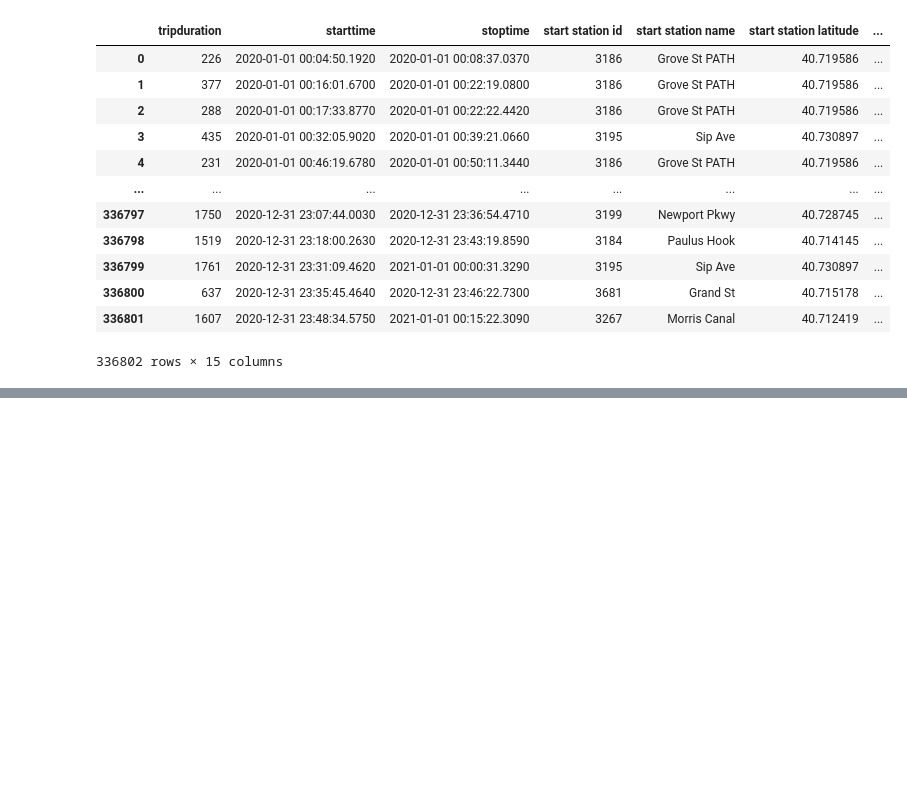
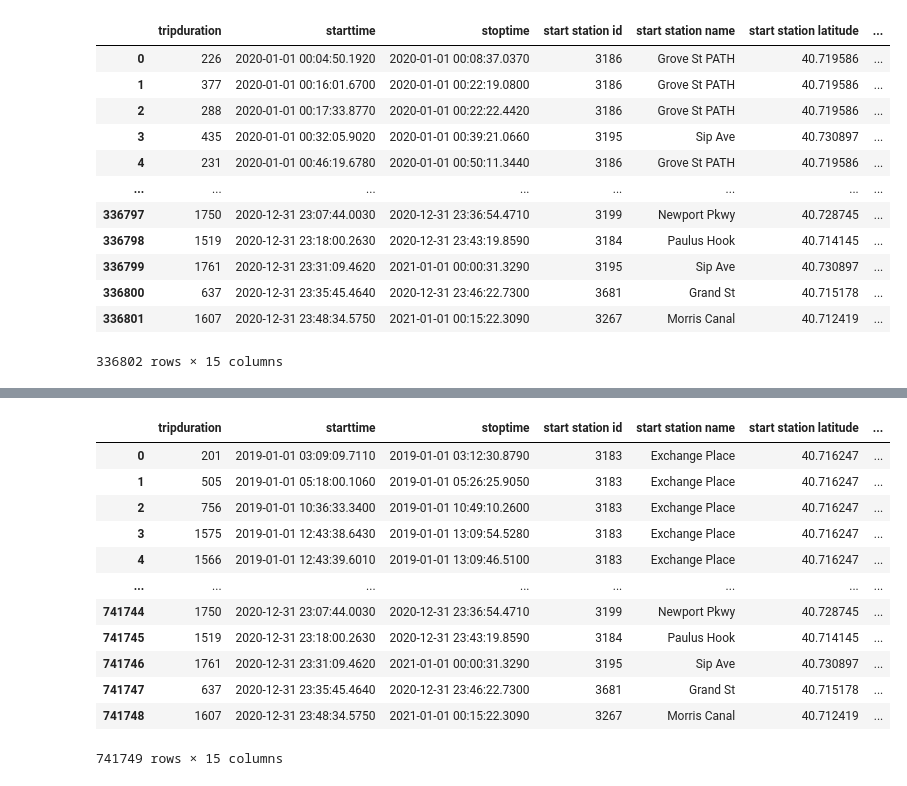
Before and after one commit to J-Schea29/Tableau-Challenge, a Jupyter notebook: Untitled.ipynb, the cells around one changed output, grey strips where cells are left out. Cells and saved outputs as stored; diff of their text form; code cells hidden in the pictures; blank space fills up the shorter version.

```diff
--- a/Untitled.ipynb
+++ b/Untitled.ipynb
@@ -121,0 +135,18 @@ bike_data3.to_csv(output_data_file2, index_label = "Bike ID")
+# %%
+Gender = {0: 'unknown', 1: 'male', 2:'female'}
+bike_data3.gender = [Gender[item] for item in bike_data3.gender]
+bike_data3
+# %% [output]
+|  | tripduration | starttime | stoptime | start station id | start station name | start station latitude | ... |
+| 0 | 201 | 2019-01-01 03:09:09.7110 | 2019-01-01 03:12:30.8790 | 3183 | Exchange Place | 40.716247 | ... |
+| 1 | 505 | 2019-01-01 05:18:00.1060 | 2019-01-01 05:26:25.9050 | 3183 | Exchange Place | 40.716247 | ... |
+| 2 | 756 | 2019-01-01 10:36:33.3400 | 2019-01-01 10:49:10.2600 | 3183 | Exchange Place | 40.716247 | ... |
+| 3 | 1575 | 2019-01-01 12:43:38.6430 | 2019-01-01 13:09:54.5280 | 3183 | Exchange Place | 40.716247 | ... |
+| 4 | 1566 | 2019-01-01 12:43:39.6010 | 2019-01-01 13:09:46.5100 | 3183 | Exchange Place | 40.716247 | ... |
+| ... | ... | ... | ... | ... | ... | ... | ... |
+| 741744 | 1750 | 2020-12-31 23:07:44.0030 | 2020-12-31 23:36:54.4710 | 3199 | Newport Pkwy | 40.728745 | ... |
+| 741745 | 1519 | 2020-12-31 23:18:00.2630 | 2020-12-31 23:43:19.8590 | 3184 | Paulus Hook | 40.714145 | ... |
+| 741746 | 1761 | 2020-12-31 23:31:09.4620 | 2021-01-01 00:00:31.3290 | 3195 | Sip Ave | 40.730897 | ... |
+| 741747 | 637 | 2020-12-31 23:35:45.4640 | 2020-12-31 23:46:22.7300 | 3681 | Grand St | 40.715178 | ... |
+| 741748 | 1607 | 2020-12-31 23:48:34.5750 | 2021-01-01 00:15:22.3090 | 3267 | Morris Canal | 40.712419 | ... |
+741749 rows × 15 columns
```
Also changed, not shown: parts of 3 cells of this notebook.
